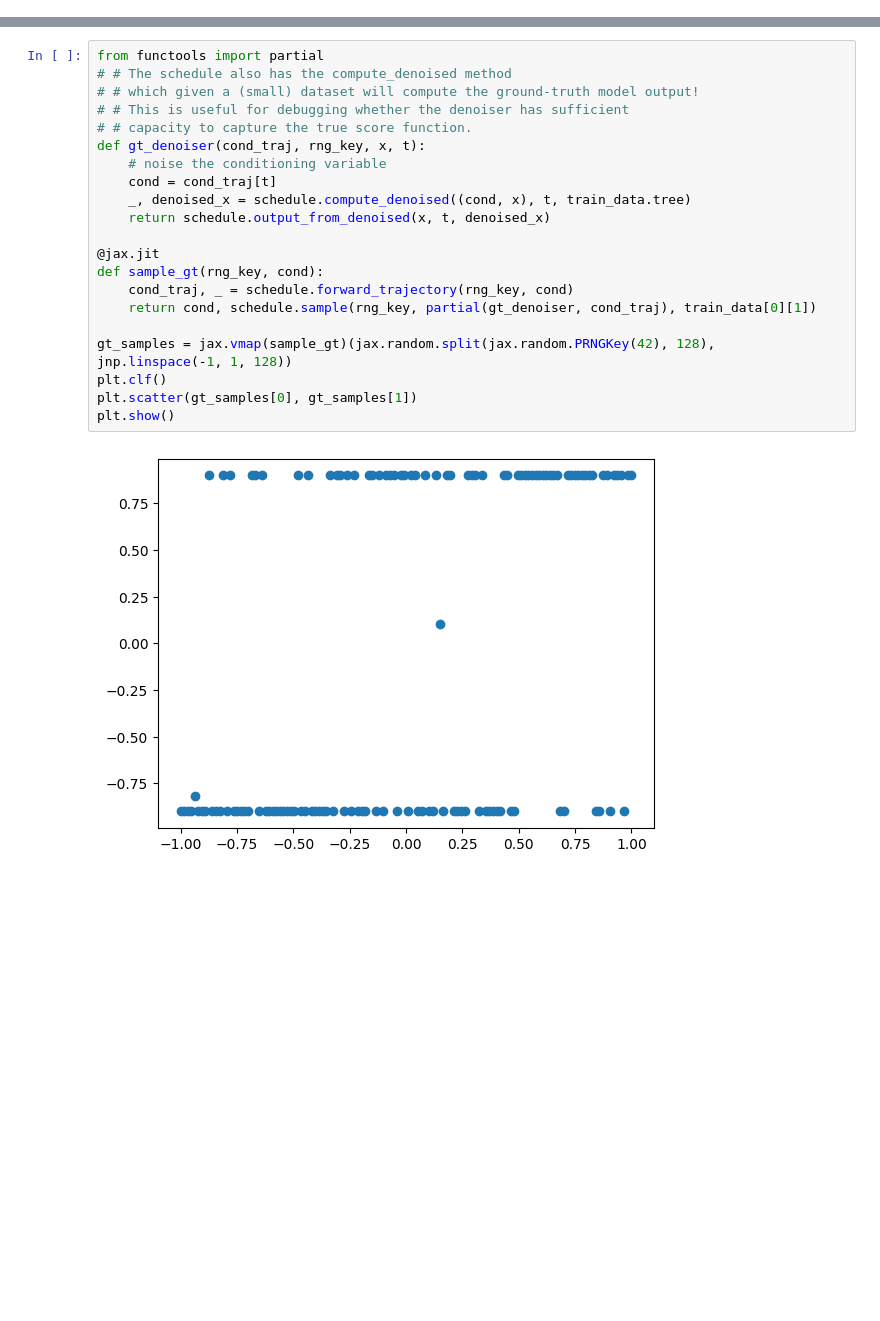
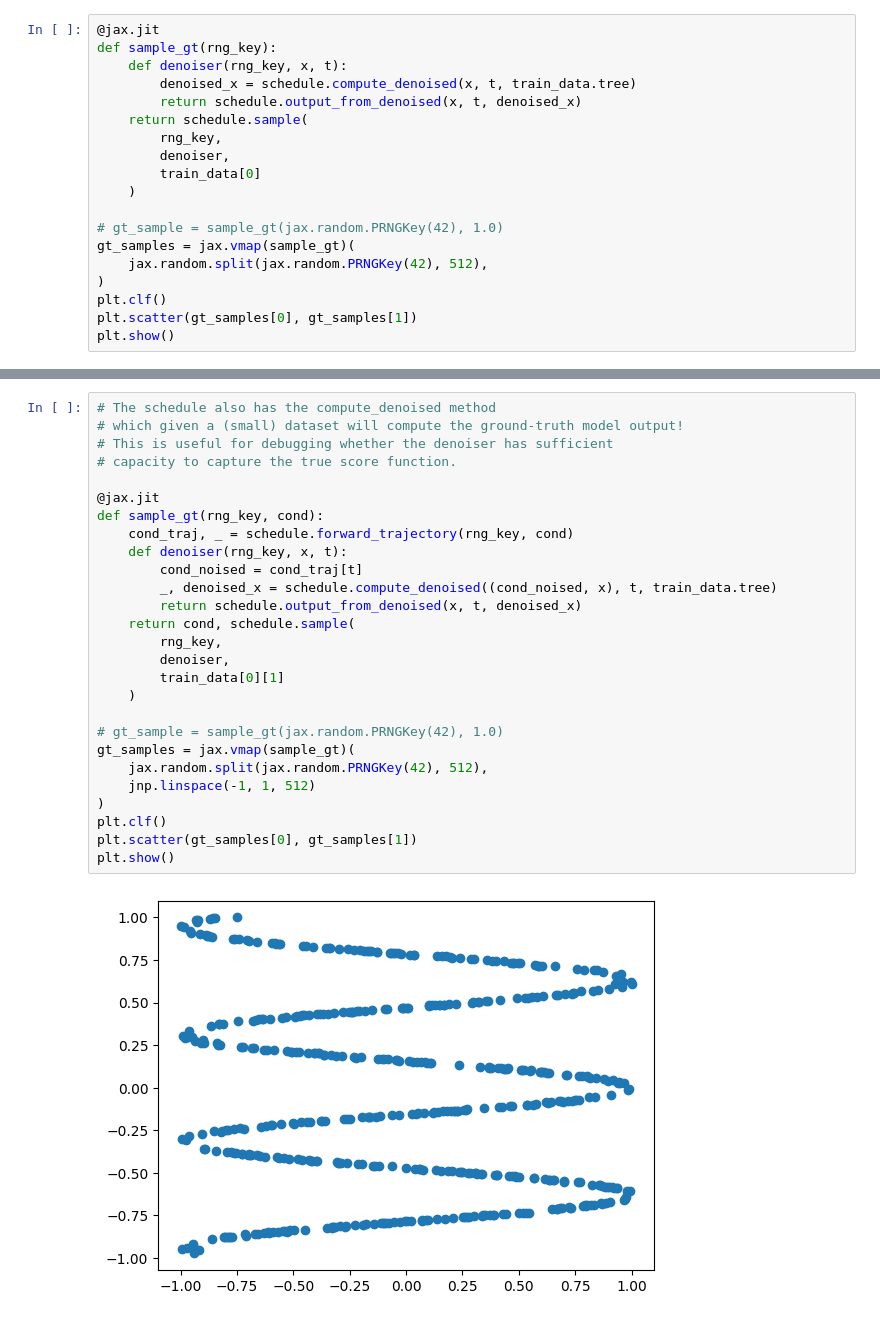
Before and after one commit to foundry-ai/foundry, a Jupyter notebook: examples/notebooks/simple_cond_diffusion.ipynb, the cells around one changed output, grey strips where cells are left out. Saved outputs shown, nothing was run; the diff lists cells and outputs as text; blank space fills up the shorter version.

```diff
--- a/examples/notebooks/simple_cond_diffusion.ipynb
+++ b/examples/notebooks/simple_cond_diffusion.ipynb
@@ -39,0 +45,19 @@ plt.show()
+# %%
+@jax.jit
+def sample_gt(rng_key):
+    def denoiser(rng_key, x, t):
+        denoised_x = schedule.compute_denoised(x, t, train_data.tree)
+        return schedule.output_from_denoised(x, t, denoised_x)
+    return schedule.sample(
+        rng_key,
+        denoiser,
+        train_data[0]
+    )
+
+# gt_sample = sample_gt(jax.random.PRNGKey(42), 1.0)
+gt_samples = jax.vmap(sample_gt)(
+    jax.random.split(jax.random.PRNGKey(42), 512),
+)
+plt.clf()
+plt.scatter(gt_samples[0], gt_samples[1])
+plt.show()
@@ -40,23 +94,29 @@ plt.show()
 # %%
-from functools import partial
-# # The schedule also has the compute_denoised method
-# # which given a (small) dataset will compute the ground-truth model output!
-# # This is useful for debugging whether the denoiser has sufficient
-# # capacity to capture the true score function.
-def gt_denoiser(cond_traj, rng_key, x, t):
-    # noise the conditioning variable
-    cond = cond_traj[t]
-    _, denoised_x = schedule.compute_denoised((cond, x), t, train_data.tree)
-    return schedule.output_from_denoised(x, t, denoised_x)
+# The schedule also has the compute_denoised method
+# which given a (small) dataset will compute the ground-truth model output!
+# This is useful for debugging whether the denoiser has sufficient
+# capacity to capture the true score function.
 
 @jax.jit
 def sample_gt(rng_key, cond):
     cond_traj, _ = schedule.forward_trajectory(rng_key, cond)
-    return cond, schedule.sample(rng_key, partial(gt_denoiser, cond_traj), train_data[0][1])
+    def denoiser(rng_key, x, t):
+        cond_noised = cond_traj[t]
+        _, denoised_x = schedule.compute_denoised((cond_noised, x), t, train_data.tree)
+        return schedule.output_from_denoised(x, t, denoised_x)
+    return cond, schedule.sample(
+        rng_key,
+        denoiser,
+        train_data[0][1]
+    )
 
-gt_samples = jax.vmap(sample_gt)(jax.random.split(jax.random.PRNGKey(42), 128), jnp.linspace(-1, 1, 128))
+# gt_sample = sample_gt(jax.random.PRNGKey(42), 1.0)
+gt_samples = jax.vmap(sample_gt)(
+    jax.random.split(jax.random.PRNGKey(42), 512),
+    jnp.linspace(-1, 1, 512)
+)
 plt.clf()
 plt.scatter(gt_samples[0], gt_samples[1])
 plt.show()
 # %% [output]
-[figure, old version]
+[figure, new version]
```
Also changed, not shown: parts of 4 cells of this notebook, 8 other files.
